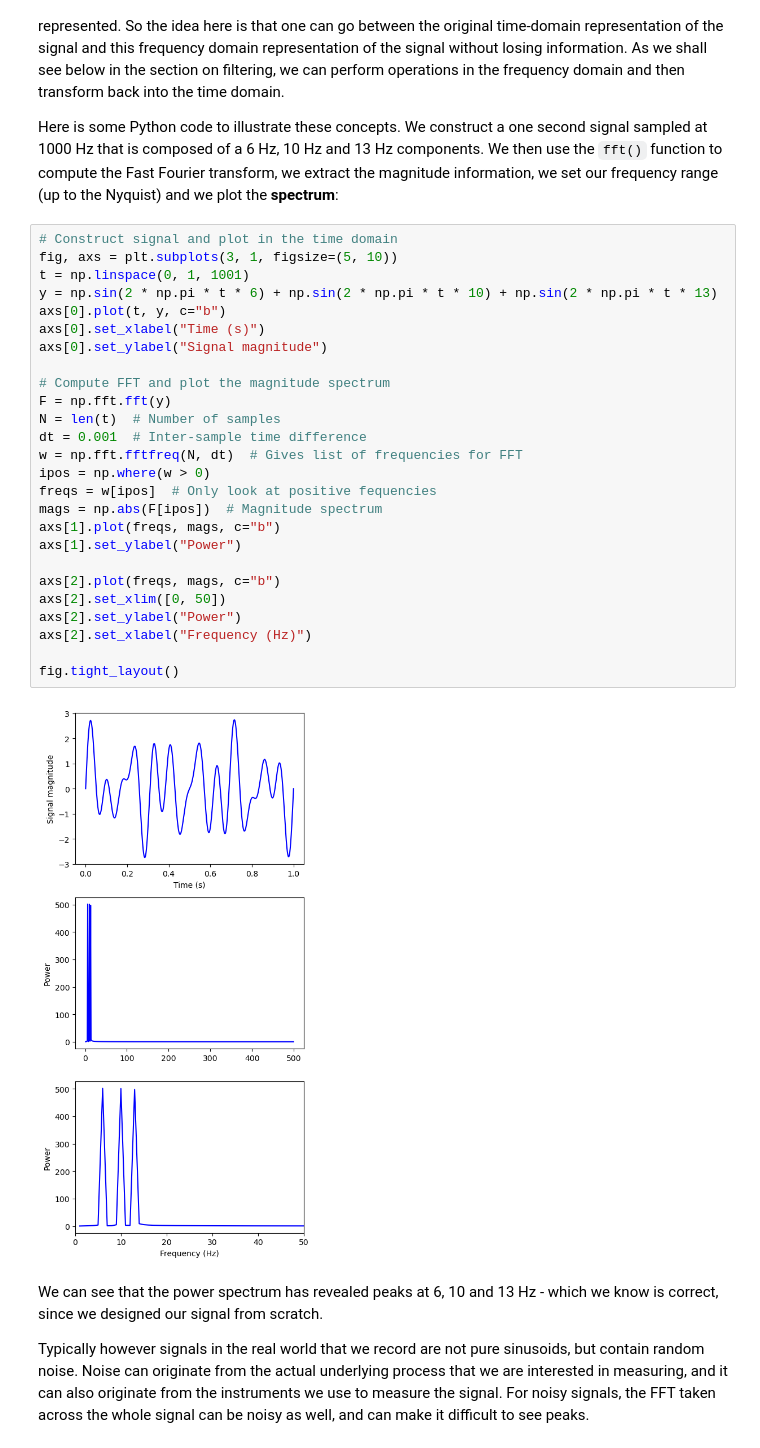
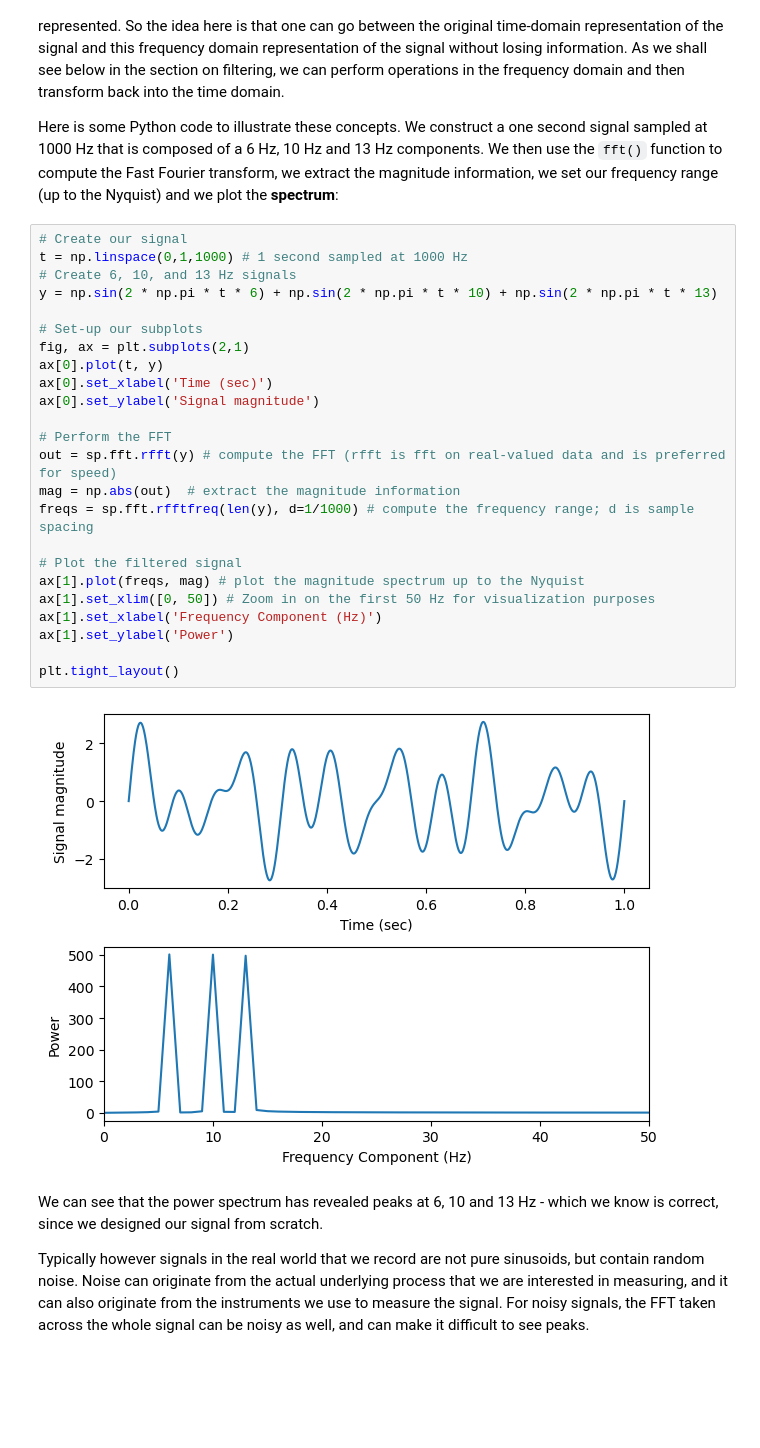
Before and after one commit to hyosubkim/NESC_3505_textbook, a Jupyter notebook: 8-signal_processing/signals-sampling-filtering.ipynb, the cells around one changed output. Cells and saved outputs as stored; diff of their text form; blank space fills up the shorter version.

```diff
--- a/8-signal_processing/signals-sampling-filtering.ipynb
+++ b/8-signal_processing/signals-sampling-filtering.ipynb
@@ -100,33 +112,31 @@ The magnitude values are zero for every frequency except 10 Hz. We haven't plott
 
 Here is some Python code to illustrate these concepts. We construct a one second signal sampled at 1000 Hz that is composed of a 6 Hz, 10 Hz and 13 Hz components. We then use the `fft()` function to compute the Fast Fourier transform, we extract the magnitude information, we set our frequency range (up to the Nyquist) and we plot the **spectrum**:
 # %%
-# Construct signal and plot in the time domain
-fig, axs = plt.subplots(3, 1, figsize=(5, 10))
-t = np.linspace(0, 1, 1001)
+# Create our signal
+t = np.linspace(0,1,1000) # 1 second sampled at 1000 Hz
+# Create 6, 10, and 13 Hz signals
 y = np.sin(2 * np.pi * t * 6) + np.sin(2 * np.pi * t * 10) + np.sin(2 * np.pi * t * 13)
-axs[0].plot(t, y, c="b")
-axs[0].set_xlabel("Time (s)")
-axs[0].set_ylabel("Signal magnitude")
 
-# Compute FFT and plot the magnitude spectrum
-F = np.fft.fft(y)
-N = len(t)  # Number of samples
-dt = 0.001  # Inter-sample time difference
-w = np.fft.fftfreq(N, dt)  # Gives list of frequencies for FFT
-ipos = np.where(w > 0)
-freqs = w[ipos]  # Only look at positive fequencies
-mags = np.abs(F[ipos])  # Magnitude spectrum
-axs[1].plot(freqs, mags, c="b")
-axs[1].set_ylabel("Power")
+# Set-up our subplots
+fig, ax = plt.subplots(2,1)
+ax[0].plot(t, y)
+ax[0].set_xlabel('Time (sec)')
+ax[0].set_ylabel('Signal magnitude')
 
-axs[2].plot(freqs, mags, c="b")
-axs[2].set_xlim([0, 50])
-axs[2].set_ylabel("Power")
-axs[2].set_xlabel("Frequency (Hz)")
+# Perform the FFT
+out = sp.fft.rfft(y) # compute the FFT (rfft is fft on real-valued data and is preferred for speed)
+mag = np.abs(out)  # extract the magnitude information
+freqs = sp.fft.rfftfreq(len(y), d=1/1000) # compute the frequency range; d is sample spacing
 
-fig.tight_layout()
+# Plot the filtered signal
+ax[1].plot(freqs, mag) # plot the magnitude spectrum up to the Nyquist
+ax[1].set_xlim([0, 50]) # Zoom in on the first 50 Hz for visualization purposes
+ax[1].set_xlabel('Frequency Component (Hz)')
+ax[1].set_ylabel('Power')
+
+plt.tight_layout()
 # %% [output]
-[figure, old version]
+[figure, new version]
 # %% [markdown]
 We can see that the power spectrum has revealed peaks at 6, 10 and 13 Hz - which we know is correct, since we designed our signal from scratch.
 
```
Also changed, not shown: parts of 13 cells of this notebook.
